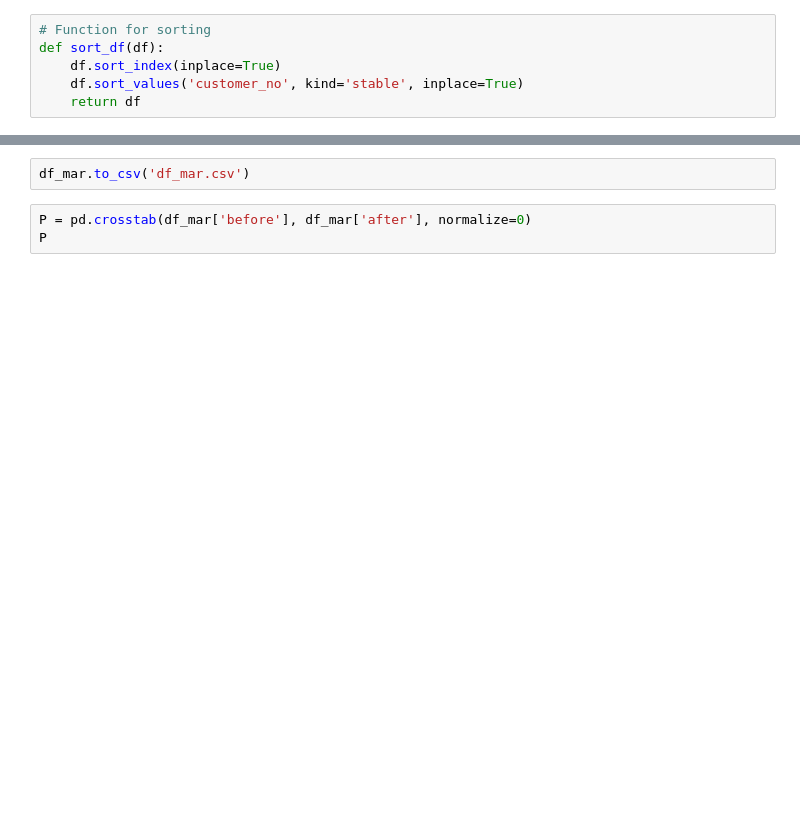
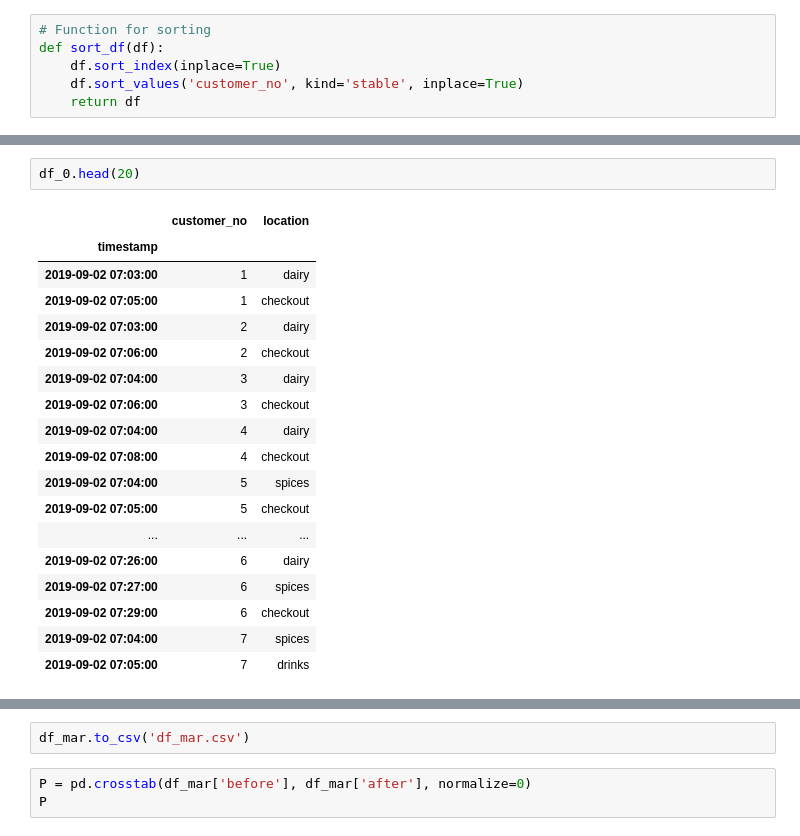
Before and after one commit to Stefan-battistetti/Supermarket_Markov, a Jupyter notebook: markov_chains.ipynb, the cells around one changed output, grey strips where cells are left out. Saved outputs shown, nothing was run; the diff lists cells and outputs as text; blank space fills up the shorter version.

```diff
--- a/markov_chains.ipynb
+++ b/markov_chains.ipynb
@@ -150,0 +102,21 @@ memory usage: 152.6+ KB
+# %%
+df_0.head(20)
+# %% [output]
+|  | customer_no | location |
+| timestamp |  |  |
+| 2019-09-02 07:03:00 | 1 | dairy |
+| 2019-09-02 07:05:00 | 1 | checkout |
+| 2019-09-02 07:03:00 | 2 | dairy |
+| 2019-09-02 07:06:00 | 2 | checkout |
+| 2019-09-02 07:04:00 | 3 | dairy |
+| 2019-09-02 07:06:00 | 3 | checkout |
+| 2019-09-02 07:04:00 | 4 | dairy |
+| 2019-09-02 07:08:00 | 4 | checkout |
+| 2019-09-02 07:04:00 | 5 | spices |
+| 2019-09-02 07:05:00 | 5 | checkout |
+| ... | ... | ... |
+| 2019-09-02 07:26:00 | 6 | dairy |
+| 2019-09-02 07:27:00 | 6 | spices |
+| 2019-09-02 07:29:00 | 6 | checkout |
+| 2019-09-02 07:04:00 | 7 | spices |
+| 2019-09-02 07:05:00 | 7 | drinks |
```
Also changed, not shown: parts of 43 cells of this notebook.
